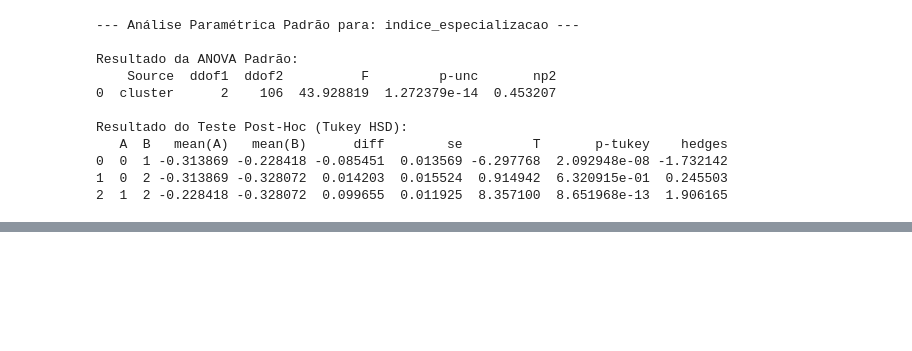
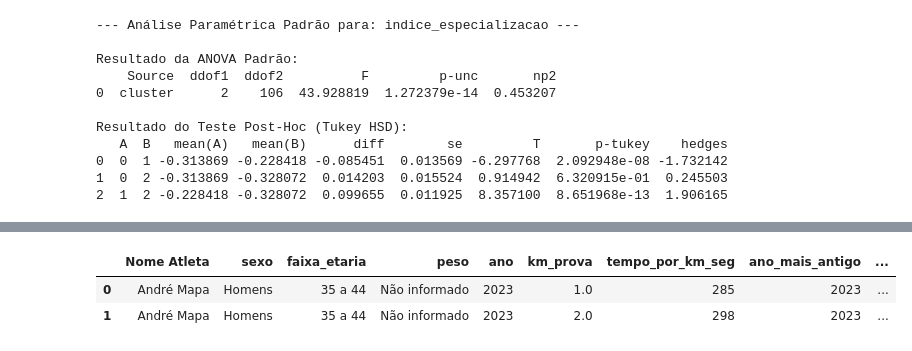
Before and after one commit to joaomts/-strava_analytics, a Jupyter notebook: analises_finais.ipynb, the cells around one changed output, grey strips where cells are left out. Drawn from its saved outputs; the diff is of its cells as text; code cells hidden in the pictures; blank space fills up the shorter version.

```diff
--- a/analises_finais.ipynb
+++ b/analises_finais.ipynb
@@ -774,0 +879,10 @@ Resultado do Teste Post-Hoc (Tukey HSD):
+# %%
+df_segmentado = df_completo.copy()
+df_segmentado["Trecho_5km"] = df_segmentado["km_prova"].apply(
+    lambda km: f"Trecho {int((km - 1) // 5) * 5}-{int((km - 1) // 5) * 5 + 5} km"
+)
+df_segmentado.head(2)
+# %% [output]
+|  | Nome Atleta | sexo | faixa_etaria | peso | ano | km_prova | tempo_por_km_seg | ano_mais_antigo | ... |
+| 0 | André Mapa | Homens | 35 a 44 | Não informado | 2023 | 1.0 | 285 | 2023 | ... |
+| 1 | André Mapa | Homens | 35 a 44 | Não informado | 2023 | 2.0 | 298 | 2023 | ... |
```
Also changed, not shown: parts of 15 cells of this notebook.
